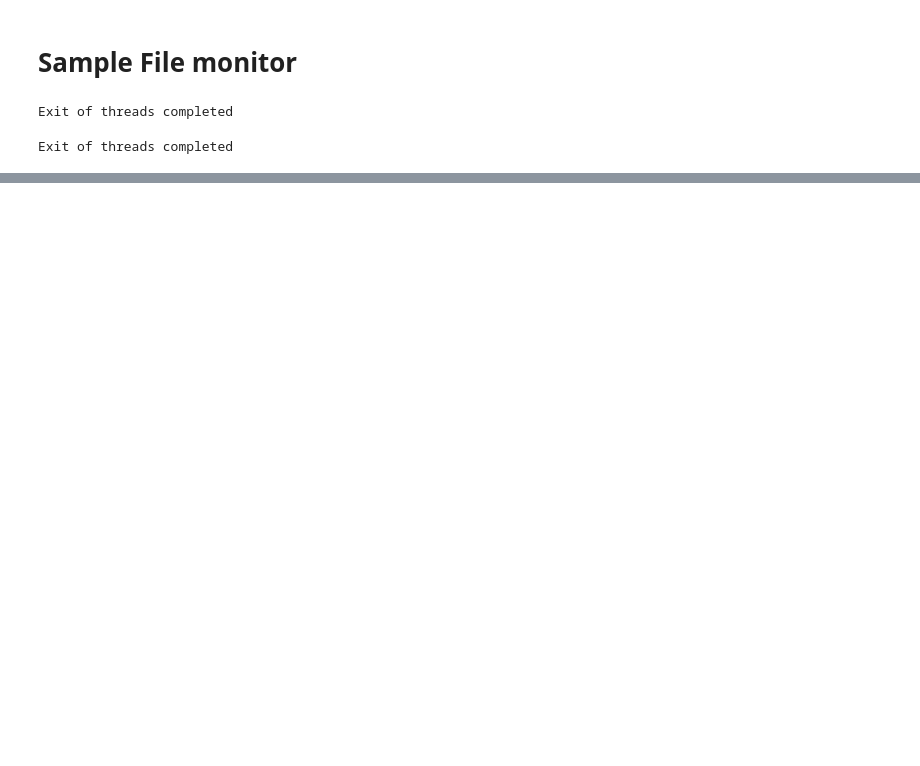
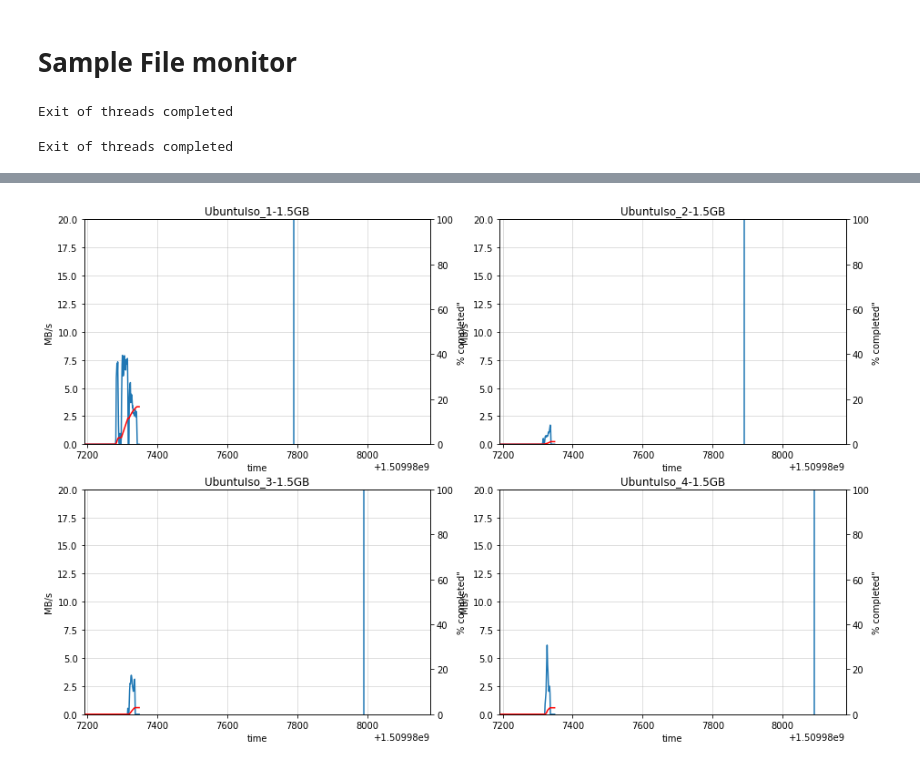
Before and after one commit to gonzalorodrigo/DTN_monitor, a Jupyter notebook: File_monitor_AUTO.ipynb, the cells around one changed output, grey strips where cells are left out. Saved outputs shown, nothing was run; the diff lists cells and outputs as text; code cells hidden in the pictures; blank space fills up the shorter version.

```diff
--- a/File_monitor_AUTO.ipynb
+++ b/File_monitor_AUTO.ipynb
@@ -128,6 +128,7 @@ ro.program_capture_stop()
 # %% [output]
 Exit of threads completed
 # %%
+# This is how we should use it in the demo
 from importlib import reload
 import filemon.graph as gr
 reload(gr)
@@ -145,6 +146,7 @@ from filemon.orchestrate import monitor_files, RestOrchestrator, RestPuller, Int
 file_routers varriable)
 """
 rest_ids = ["f1", "f2", "f3", "f4"]
+titles = ["UbuntuIso_1-1.5GB", "UbuntuIso_2-1.5GB", "UbuntuIso_3-1.5GB", "UbuntuIso_4-1.5GB"]
 
 rest_reporting_host="127.0.0.1"
 rest_reporting_port="5000"
@@ -163,8 +165,8 @@ ro.init(rest_ids, titles,
         hostname=rest_reporting_host, port=rest_reporting_port)
 
 rp = RestPuller(rest_puller_host, rest_puller_port, rest_puller_api,
-                ro.changes_receiver, update_period_s=rest_puller_update_period_s)
+                ro.process_changes, update_period_s=rest_puller_update_period_s)
 rp.start()
 
 ic = IntCapturer()
-ic.program_capture_stop([rc, rp])
+ic.program_capture_stop([ro, rp])
@@ -170,0 +175,89 @@ ic.program_capture_stop([rc, rp])
+# %%
+# This is a test with a fake source of JSON configuration
+from importlib import reload
+import filemon.graph as gr
+reload(gr)
+from filemon import FileMonitor
+import subprocess
+import time
+import filemon.orchestrate
+reload(filemon.orchestrate)
+from filemon.orchestrate import monitor_files, RestOrchestrator, RestPuller, IntCapturer
+import requests_mock
+
+# Downloading files by running at /tmp/
+# wget http://releases.ubuntu.com/16.04.3/ubuntu-16.04.3-desktop-amd64.iso?_ga=2.104950529.344709668.1507495977-1476816943.1503350384
+
+""" This list corresponds to the id that will be used to do the PUTs in REST (same order as
+file_routers varriable)
+"""
+rest_ids = ["f1", "f2", "f3", "f4"]
+titles = ["UbuntuIso_1-1.5GB", "UbuntuIso_2-1.5GB", "UbuntuIso_3-1.5GB", "UbuntuIso_4-1.5GB"]
+
+rest_reporting_host="reportserver.com"
+rest_reporting_port="5000"
+
+rest_puller_host="test.com"
+rest_puller_port="1234"
+rest_puller_api="api/configs/"
+rest_puller_update_period_s=1
+
+file_routes = [
+    "/tmp/ubuntu-16.04.3-desktop-amd64.iso?_ga=2.104950529.344709668.1507495977-1476816943.1503350384",
+    "/tmp/ubuntu-16.04.3-desktop-amd64.iso?_ga=2.104950529.344709668.1507495977-1476816943.1503350384.1",
+    "/tmp/ubuntu-16.04.3-desktop-amd64.iso?_ga=2.104950529.344709668.1507495977-1476816943.1503350384.2",
+    "/tmp/ubuntu-16.04.3-desktop-amd64.iso?_ga=2.104950529.344709668.1507495977-1476816943.1503350384.3",
+]
+
+
+expected_sizes = [1587609600, 1587609600, 1587609600, 1587609600]
+titles = ["UbuntuIso_1-1.5GB", "UbuntuIso_2-1.5GB", "UbuntuIso_3-1.5GB", "UbuntuIso_4-1.5GB"]
+ref_time = time.time()
+deadlines = [ref_time+600, ref_time+400, ref_time+500,  ref_time+700]
+
+
+monitoring_config = {
+    "f1": dict(file_route="/tmp/files_storage/ubuntu-16.04.3-desktop-amd64.iso?_ga=2.104950529.344709668.1507495977-1476816943.1503350384",
+              deadline=ref_time+600, expected_size=1587609600),
+    "f2": dict(file_route="/tmp/files_storage/ubuntu-16.04.3-desktop-amd64.iso?_ga=2.104950529.344709668.1507495977-1476816943.1503350384.1",
+              deadline=ref_time+700, expected_size=1587609600),
+    "f3": dict(file_route="/tmp/files_storage/ubuntu-16.04.3-desktop-amd64.iso?_ga=2.104950529.344709668.1507495977-1476816943.1503350384.2",
+              deadline=ref_time+800, expected_size=1587609600),
+    "f4": dict(file_route="/tmp/files_storage/ubuntu-16.04.3-desktop-amd64.iso?_ga=2.104950529.344709668.1507495977-1476816943.1503350384.3",
+              deadline=ref_time+900, expected_size=1587609600)
+}
+
+count=0
+def match_request_text(request):
+    global count
+    count+=1
+    return count==1
+def match_request_text_neg(request):
+    global count
+    return count!=1
+with requests_mock.mock() as m:
+    ms = MatcherSequential()
+    adapter = requests_mock.Adapter()
+    m.get('http://test.com:1234/api/configs/', json={}, additional_matcher=match_request_text_neg)
+    m.get('http://test.com:1234/api/configs/', json=monitoring_config, additional_matcher=match_request_text)
+
+    m.put('http://reportserver.com:5000/api/files/f1')
+    m.put('http://reportserver.com:5000/api/files/f2')
+    m.put('http://reportserver.com:5000/api/files/f3')
+    m.put('http://reportserver.com:5000/api/files/f4')
+
+    ro = RestOrchestrator()
+    ro.init(rest_ids, titles,
+            y_factor=1.0/float(1024*1024),
+            y_label="MB/s", y_lim=(0, 20),
+            rest_reporting=True,
+            hostname=rest_reporting_host, port=rest_reporting_port)
+
+    rp = RestPuller(rest_puller_host, rest_puller_port, rest_puller_api,
+                    ro.process_changes, update_period_s=rest_puller_update_period_s)
+    rp.start()
+
+    ic = IntCapturer()
+    ic.program_capture_stop([ro, rp])
+# %% [output]
+[figure, added]
```
Also changed, not shown: parts of 2 cells of this notebook, 1 other file.
